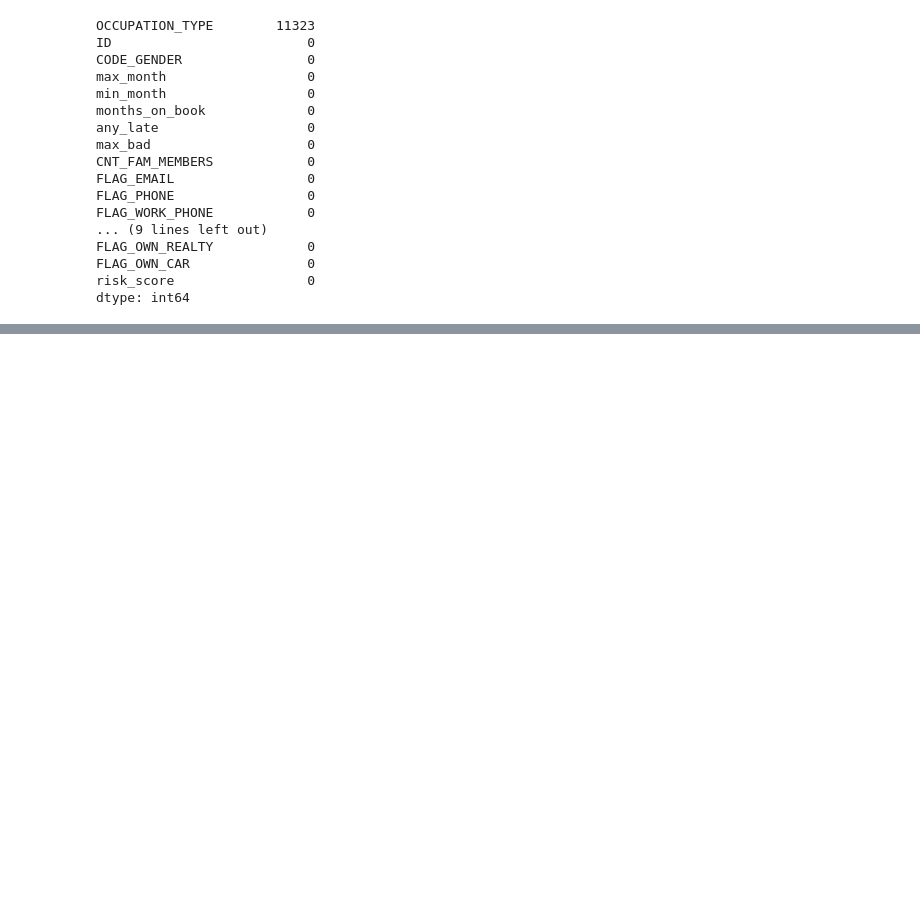
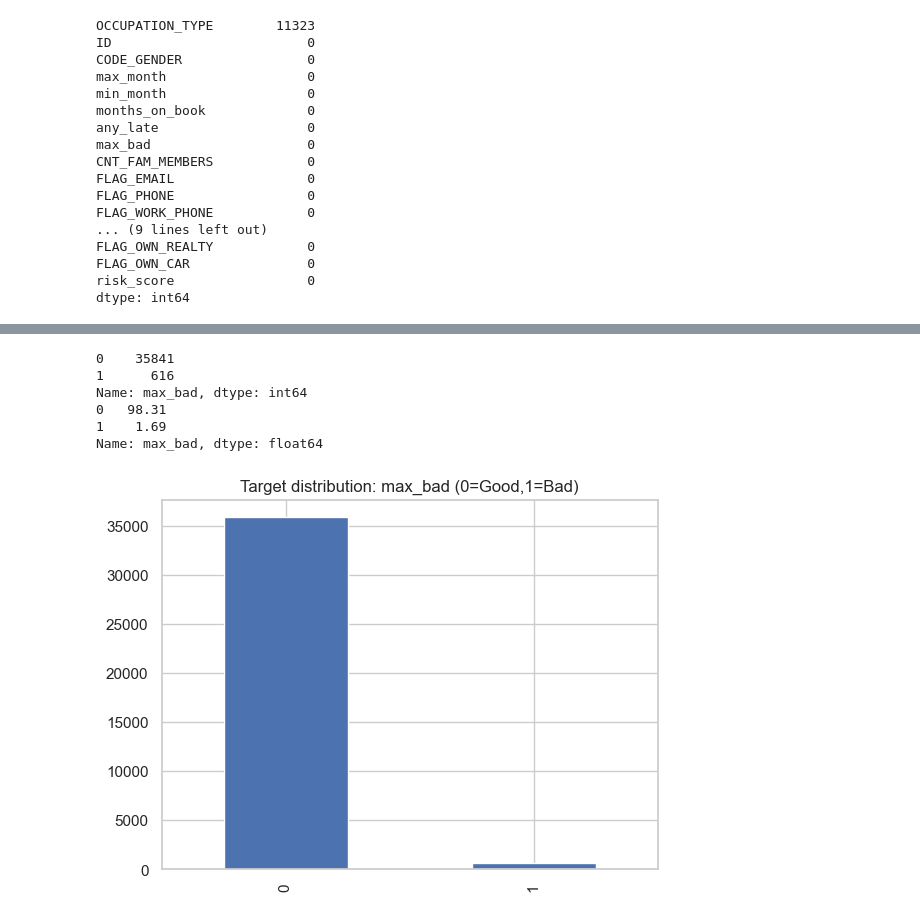
Before and after one commit to Rajabboev/hybrid_credit_risk_ML, a Jupyter notebook: Notebooks/hybrid_ml_credit_risk_16577.ipynb, the cells around one changed output, grey strips where cells are left out. Cells and saved outputs as stored; diff of their text form; code cells hidden in the pictures; blank space fills up the shorter version.

Commit message:
EDA continued and reports and vizuals drawn to get more understanding on data

```diff
--- a/Notebooks/hybrid_ml_credit_risk_16577.ipynb
+++ b/Notebooks/hybrid_ml_credit_risk_16577.ipynb
@@ -176,3 +176,18 @@ data.describe()
 | 50% | 5,074,614.00 | 0.00 | 157,500.00 | -15,563.00 | -1,552.00 | 1.00 | 0.00 | ... |
 | 75% | 5,115,396.00 | 1.00 | 225,000.00 | -12,462.00 | -408.00 | 1.00 | 0.00 | ... |
 | max | 5,150,487.00 | 19.00 | 1,575,000.00 | -7,489.00 | 365,243.00 | 1.00 | 1.00 | ... |
+# %%
+# Classification target distribution
+print(data["max_bad"].value_counts())
+print((data["max_bad"].value_counts(normalize=True) * 100).round(2))
+
+data["max_bad"].value_counts().plot(kind="bar", title="Target distribution: max_bad (0=Good,1=Bad)")
+plt.show()
+# %% [output]
+0    35841
+1      616
+Name: max_bad, dtype: int64
+0   98.31
+1    1.69
+Name: max_bad, dtype: float64
+[figure, added]
```
Also changed, not shown: parts of 18 cells of this notebook.
